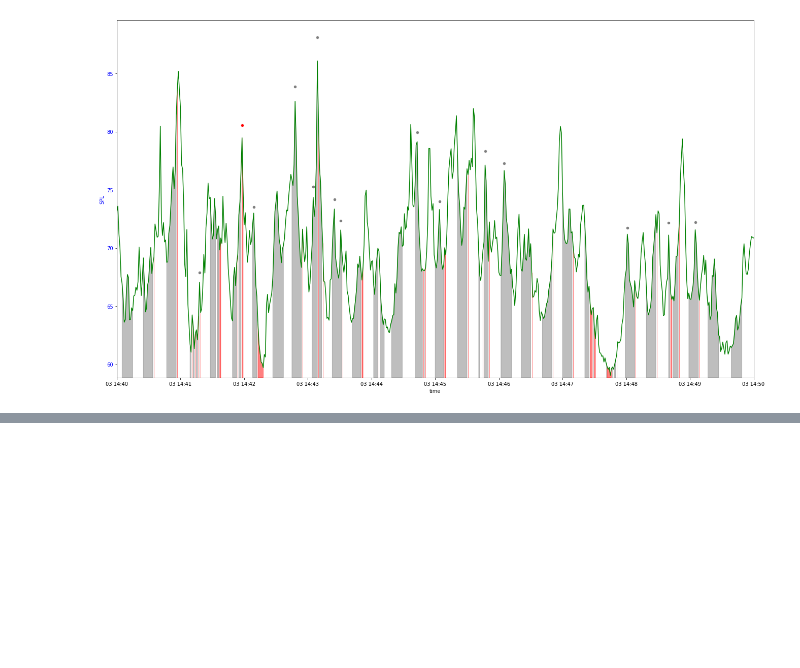
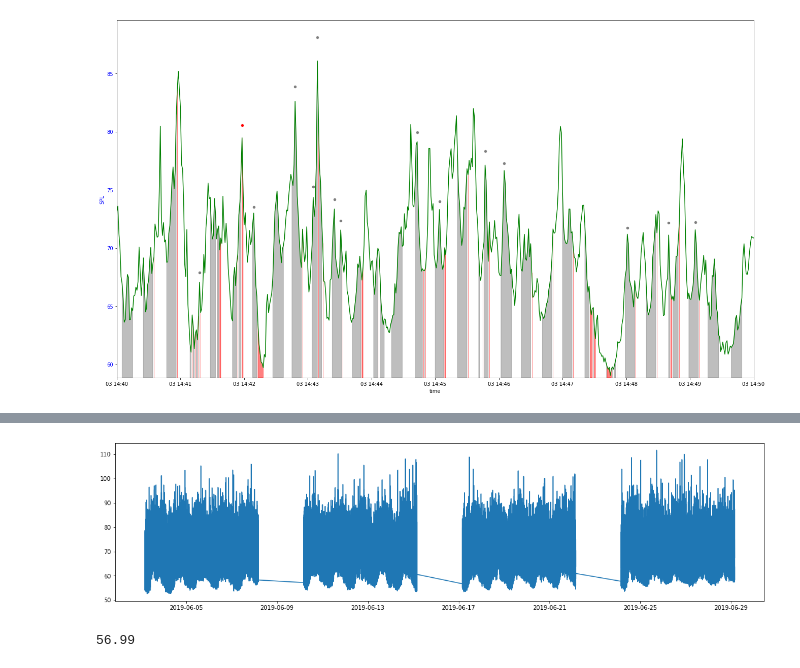
Before and after one commit to marin-hyatt/public-redhook-analysis, a Jupyter notebook: Truck_Analysis.ipynb, the cells around one changed output, grey strips where cells are left out. Saved outputs shown, nothing was run; the diff lists cells and outputs as text; code cells hidden in the pictures; blank space fills up the shorter version.

Commit message:
Created array with SPL medians for weekdays

```diff
--- a/Truck_Analysis.ipynb
+++ b/Truck_Analysis.ipynb
@@ -1080,0 +1099,18 @@ Name: dBAS, dtype: float64
+# %%
+beginning_spl = pd.Series(np.nan, index=beginning_spl_indices)
+# %%
+spl_complete_2 = pd.concat([beginning_spl, spl_complete])
+# %%
+spl_complete_month = spl_complete_2[:-43]
+# %%
+spl_complete_month_weekdays = spl_complete_month[spl_complete_month.index.dayofweek < 5]
+# %%
+plt.figure(figsize=(20,5))
+plt.plot(spl_complete_month_weekdays)
+plt.show()
+# %% [output]
+[figure, added]
+# %%
+spl_complete_month_weekdays.loc['2019-06-03 00:00:00-04:00']
+# %% [output]
+56.99
```
Also changed, not shown: parts of 15 cells of this notebook.
